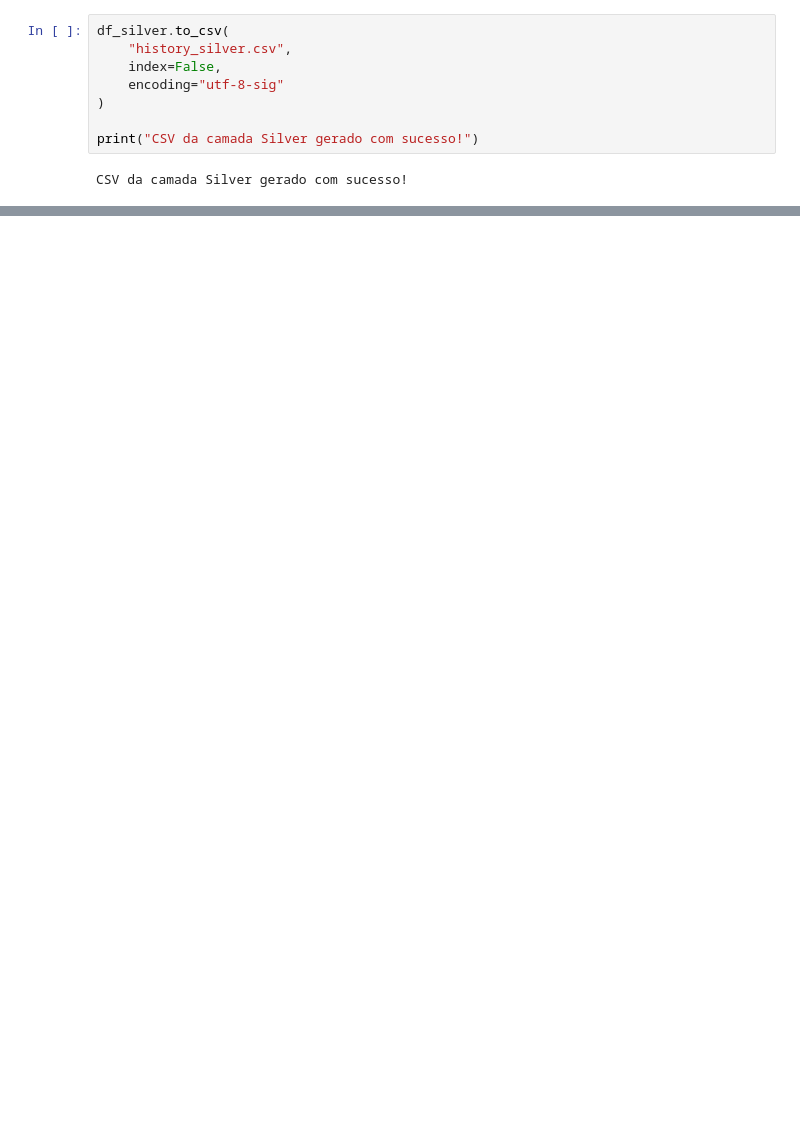
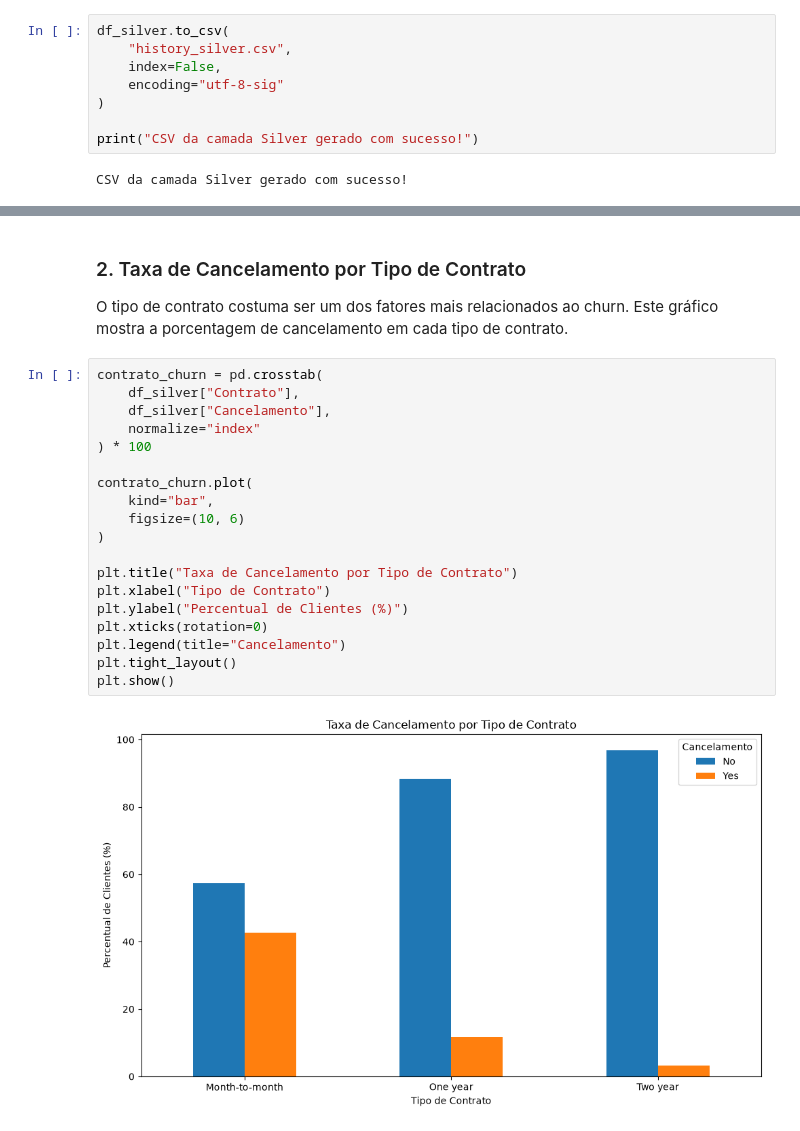
Before and after one commit to gziinx/PII2_databricks, a Jupyter notebook: 02_silver.ipynb, the cells around one changed output, grey strips where cells are left out. Drawn from its saved outputs; the diff is of its cells as text; blank space fills up the shorter version.

Commit message:
criação de gráficos

```diff
--- a/02_silver.ipynb
+++ b/02_silver.ipynb
@@ -304,0 +400,26 @@ Coluna renomeada com sucesso!
+# %% [markdown]
+### 2. Taxa de Cancelamento por Tipo de Contrato
+
+O tipo de contrato costuma ser um dos fatores mais relacionados ao churn.
+Este gráfico mostra a porcentagem de cancelamento em cada tipo de contrato.
+# %%
+contrato_churn = pd.crosstab(
+    df_silver["Contrato"],
+    df_silver["Cancelamento"],
+    normalize="index"
+) * 100
+
+contrato_churn.plot(
+    kind="bar",
+    figsize=(10, 6)
+)
+
+plt.title("Taxa de Cancelamento por Tipo de Contrato")
+plt.xlabel("Tipo de Contrato")
+plt.ylabel("Percentual de Clientes (%)")
+plt.xticks(rotation=0)
+plt.legend(title="Cancelamento")
+plt.tight_layout()
+plt.show()
+# %% [output]
+[figure, added]
```
Also changed, not shown: parts of 22 cells of this notebook, 1 other file.
